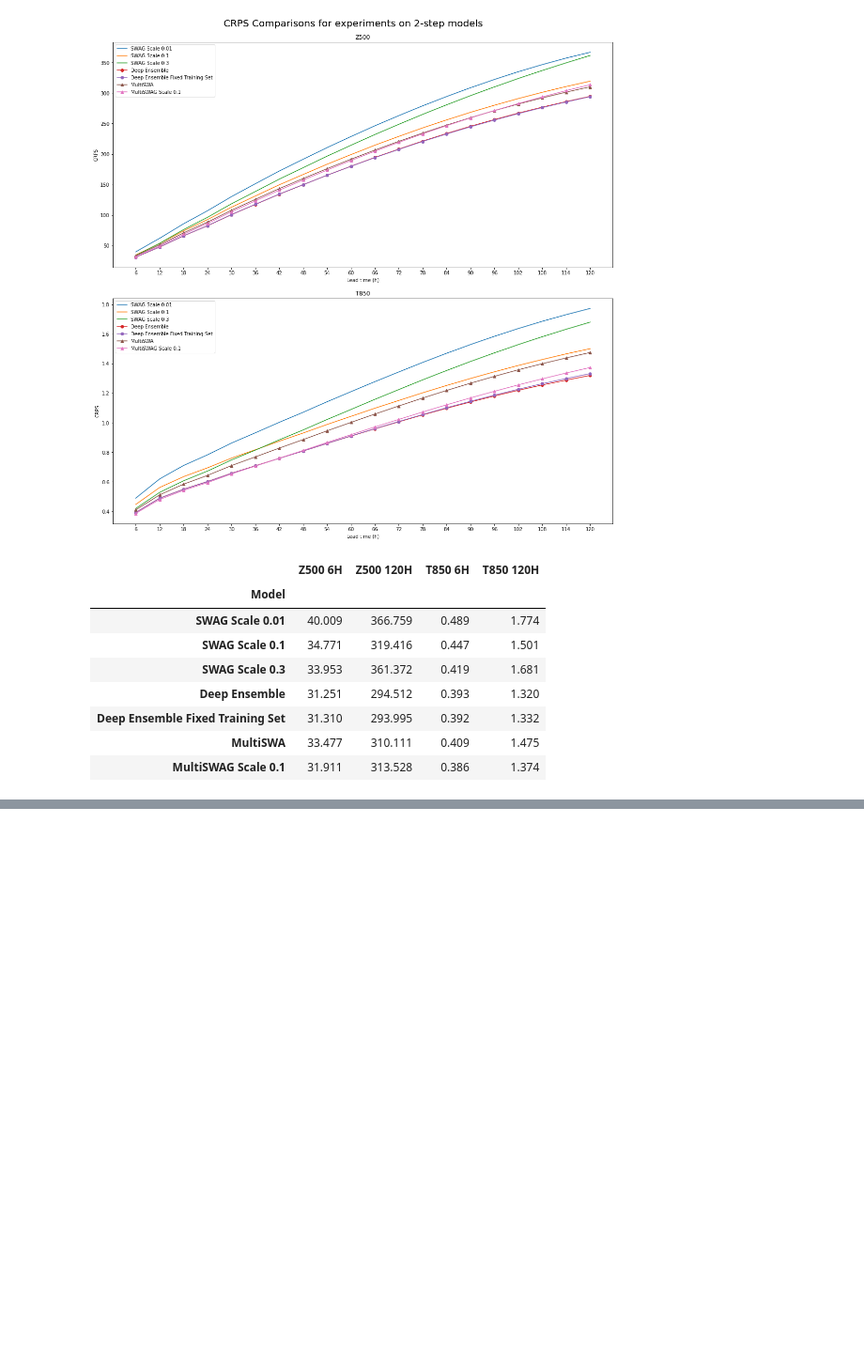
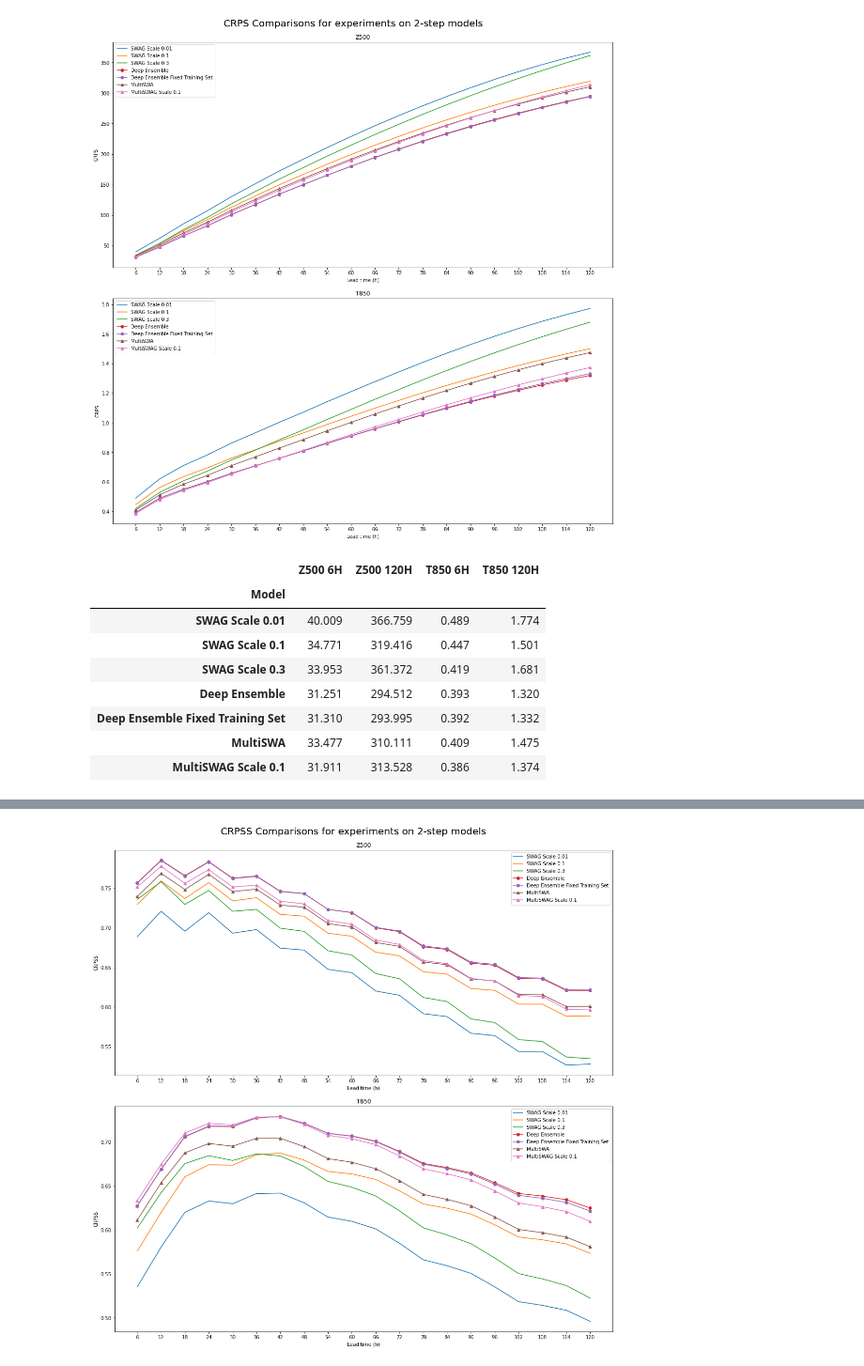
Before and after one commit to yasserhaddad/weather_prediction, a Jupyter notebook: notebooks/results_s02.ipynb, the cells around one changed output, grey strips where cells are left out. Shown: that part at 94% size. Cells and saved outputs as stored; diff of their text form; code cells hidden in the pictures; blank space fills up the shorter version.

Commit message:
Added CRPSS and visualized difference between MultiSWAG and DeepEnsemble on maps

```diff
--- a/notebooks/results_s02.ipynb
+++ b/notebooks/results_s02.ipynb
@@ -234,0 +237,87 @@ df_crps
+# %%
+config_file = 'config_s01_two_steps_small.json'
+ep = 11
+lead_time = 6
+
+# load config
+with open("../configs/" + config_file) as json_data_file:
+    cfg = json.load(json_data_file)
+
+# define paths
+datadir = cfg['directories']['datadir']
+input_dir = datadir + cfg['directories']['input_dir']
+model_save_path = datadir + cfg['directories']['model_save_path']
+pred_save_path = datadir + cfg['directories']['pred_save_path']
+metrics_path = datadir + cfg['directories']['metrics_path']
+
+# model parameters
+max_lead_time = cfg['training_constants']['max_lead_time']
+len_sqce = cfg['model_parameters']['len_sqce']
+delta_t = cfg['model_parameters']['delta_t']
+architecture_name = cfg['model_parameters']['architecture_name']
+
+description_epoch = "all_const_len{}_delta_{}_architecture_".format(len_sqce, delta_t) + architecture_name
+descriptions = [
+    description_epoch + f'_s02_swag_freq10_epoch_11_swag_scale001',
+    description_epoch + f'_s02_swag_freq10_epoch_11_swag_scale01',
+    description_epoch + f'_s02_swag_freq10_epoch_11_swag_scale03',
+    description_epoch + '_s02_ensemble_epoch_11',
+    description_epoch + f'_s02_fixed_data_ensemble_ensemble_epoch_11',
+    description_epoch + f'_s02_multiswag_ensemble_epoch_11_swag_scale00',
+    description_epoch + f'_s02_multiswag_ensemble_epoch_11_swag_scale01'
+]
+
+labels = [
+    'SWAG Scale 0.01',
+    'SWAG Scale 0.1',
+    'SWAG Scale 0.3',
+    'Deep Ensemble',
+    'Deep Ensemble Fixed Training Set',
+    'MultiSWA',
+    'MultiSWAG Scale 0.1'
+]
+
+markers = ['', '', '', 'o', 'o', '^', '^']
+
+file_paths = []
+
+for description in descriptions:
+    crps_filename = datadir + 'metrics/crps_' + description + '.nc'
+    file_paths.append(crps_filename)
+
+crps_persistence = xr.open_dataset(datadir + 'metrics/crps_persistence.nc')
+
+crpss_list = []
+
+for path in file_paths:
+    crps = xr.open_dataset(path)
+    crpss = 1 - (crps/crps_persistence)
+    crpss_list.append(crpss)
+
+
+
+f, (ax1, ax2) = plt.subplots(2, 1, figsize=(15, 15), constrained_layout=True)
+
+lead_times = np.arange(lead_time, max_lead_time + lead_time, lead_time)
+
+for i, crpss in enumerate(crpss_list):
+    ax1.plot(lead_times, crpss.z.values, label=labels[i], marker=markers[i])
+
+for i, crpss in enumerate(crpss_list):
+    ax2.plot(lead_times, crpss.t.values, label=labels[i], marker=markers[i])
+
+ax1.set_xlabel('Lead time (h)')
+ax1.set_xticks(lead_times)
+ax2.set_xticks(lead_times)
+ax2.set_xlabel('Lead time (h)')
+ax1.set_ylabel('CRPSS')
+ax2.set_ylabel('CRPSS')
+ax1.set_title('Z500')
+ax2.set_title('T850')
+
+f.suptitle('CRPSS Comparisons for experiments on 2-step models', fontsize=20)
+ax1.legend()
+ax2.legend()
+plt.show()
+# %% [output]
+[figure, added]
```
Also changed, not shown: parts of 4 cells of this notebook, 2 other files.
